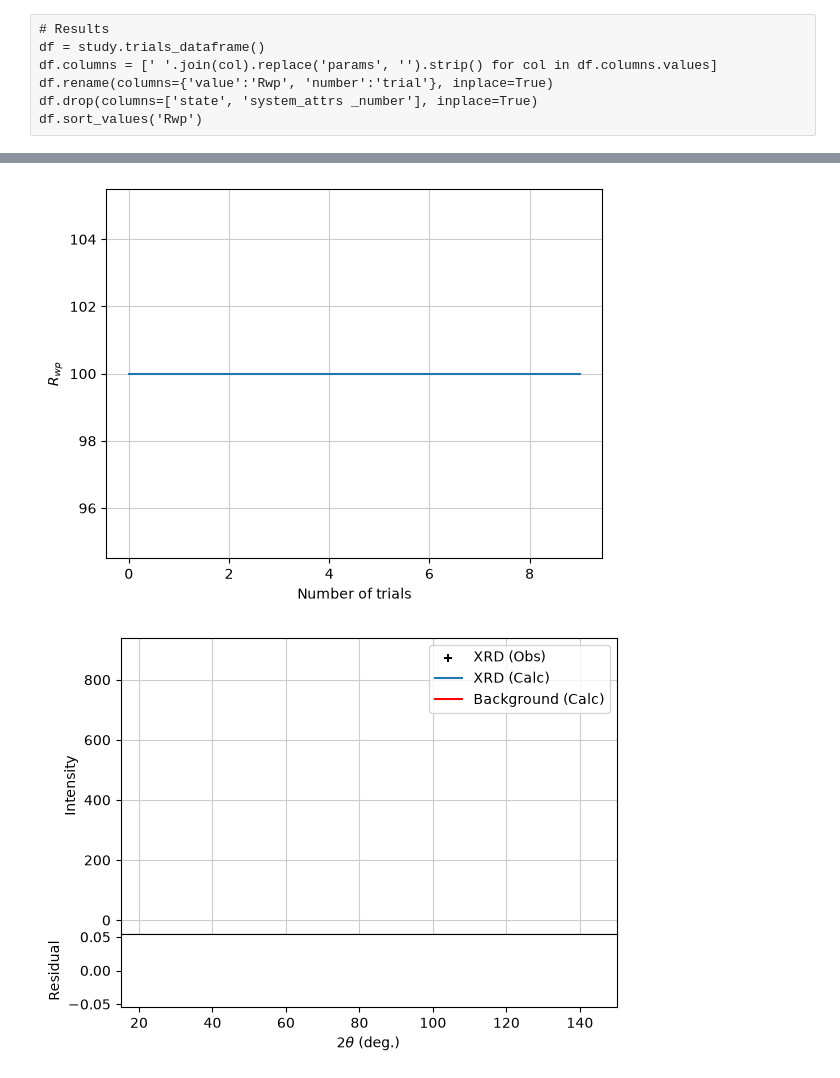
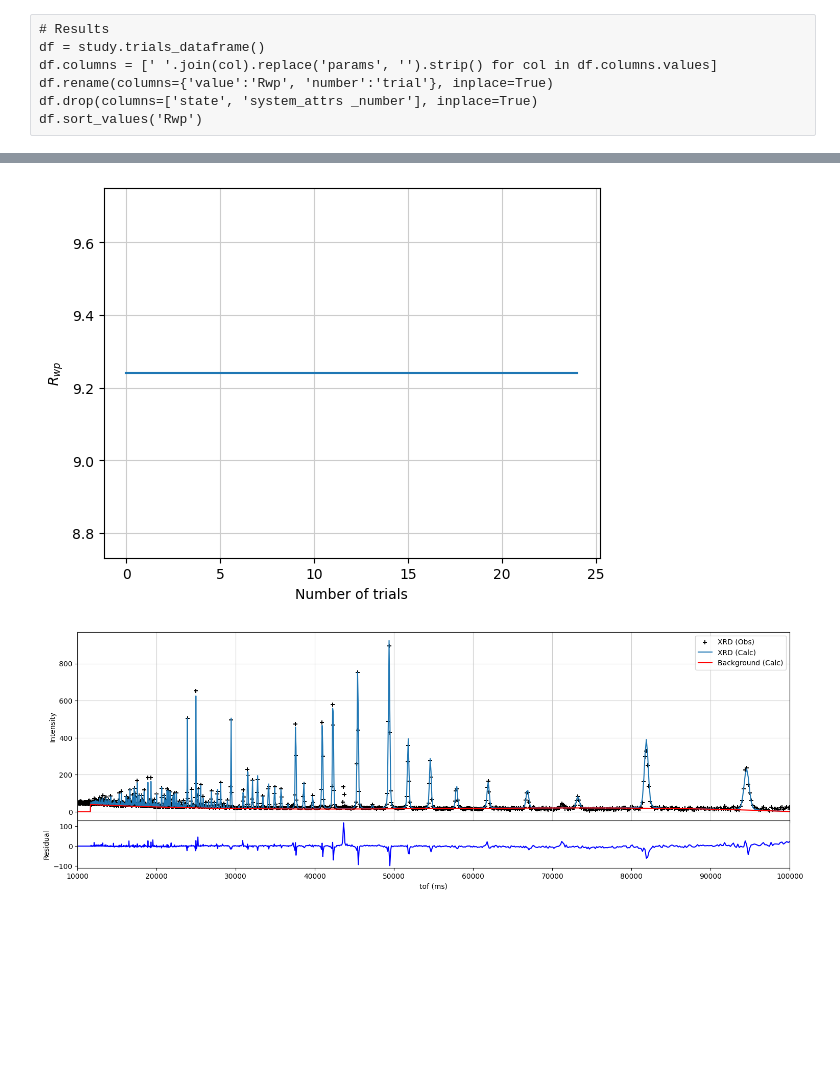
Before and after one commit to ttyamada/BBO-Rietveld-TOF, a Jupyter notebook: 4_NAC_TOF_test.ipynb, the cells around one changed output, grey strips where cells are left out. Saved outputs shown, nothing was run; the diff lists cells and outputs as text; code cells hidden in the pictures; blank space fills up the shorter version.

```diff
--- a/4_NAC_TOF_test.ipynb
+++ b/4_NAC_TOF_test.ipynb
@@ -702,7 +683,7 @@ df.columns = [
 df.drop(
     columns=['state', 'datetime_start', 'datetime_complete', 'duration'],
     inplace=True,
-    rrors='ignore'
+    errors='ignore'
 )
 
 df = df.sort_values('Rwp')
@@ -715,3 +694,7 @@ df.columns = [' '.join(col).replace('params', '').strip() for col in df.columns.
 df.rename(columns={'value':'Rwp', 'number':'trial'}, inplace=True)
 df.drop(columns=['state', 'system_attrs _number'], inplace=True)
 df.sort_values('Rwp')
+# %%
+for i in range(20):
+    print(df.iloc[i])
+    print("---------")
@@ -741,7 +744,10 @@ study.best_value
 def rwp_plot():
     minvalues = [df.iloc[0]['Rwp']]
     for i in range(1, df.shape[0]):
-        minvalues.append(min(minvalues[-1], df.iloc[i]['Rwp']))
+        value = min(minvalues[-1], df.iloc[i]['Rwp'])
+        #value = df.iloc[i]['Rwp']
+        #print(value)
+        minvalues.append(value)
     minvalues = pd.DataFrame(minvalues)
 
     minvalues.plot(legend=None)
@@ -749,11 +755,12 @@ def rwp_plot():
     plt.grid(color='#cccccc')
     plt.ylabel('$R_{wp}$')
     plt.xlabel('Number of trials')
+    #plt.ylim(9.2, 9.3)
     plt.show()
 
 rwp_plot()
 # %% [output]
-[figure, old version]
+[figure, new version]
 # %%
 # Rietveld plot
 def rietveld_plot():
@@ -766,35 +773,35 @@ def rietveld_plot():
     phase0 = gpx.phases()[0]
 
     hist = hist1
     i = 5
     two_theta = hist.getdata("X")[::i]
     Yobs = hist.getdata("Yobs")[::i]
     Ycalc = hist.getdata("Ycalc")[::i]
     bg = hist.getdata("Background")[::i]
     residual = hist.getdata("Residual")[::i]
 
-    fig = plt.figure()
+    fig = plt.figure(figsize=(18, 6))
     gs = GridSpec(5, 1, figure=fig)
     ax1 = fig.add_subplot(gs[:4, :])
     ax2 = fig.add_subplot(gs[4, :])
     fig.subplots_adjust(hspace=0)
     ax1.grid(color='#cccccc')
 
     ax1.scatter(two_theta, Yobs, marker='P', lw=0.0001, c='Black', label='XRD (Obs)')
     ax1.plot(two_theta, Ycalc, label='XRD (Calc)')
     ax1.plot(two_theta, bg, color='red', label='Background (Calc)')
     ax1.set_ylabel('Intensity')
     ax1.legend()
     ax2.plot(two_theta, residual, color='blue')
     plt.setp(ax1.get_xticklabels(), visible=False);
     # ax2.set_ylim(-6600, 6600)
-    plt.xlabel(r'$2\theta$ (deg.)')
+    plt.xlabel(r'tof (ms)')
     ax2.set_ylabel('Residual')
     # change 2theta range according to your data
-    ax1.set_xlim(15, 150)
-    ax2.set_xlim(15, 150)
+    ax1.set_xlim(10000, 100000)
+    ax2.set_xlim(10000, 100000)
     plt.show()
 
 rietveld_plot()
 # %% [output]
-[figure, old version]
+[figure, new version]
```
Also changed, not shown: parts of 11 cells of this notebook.
